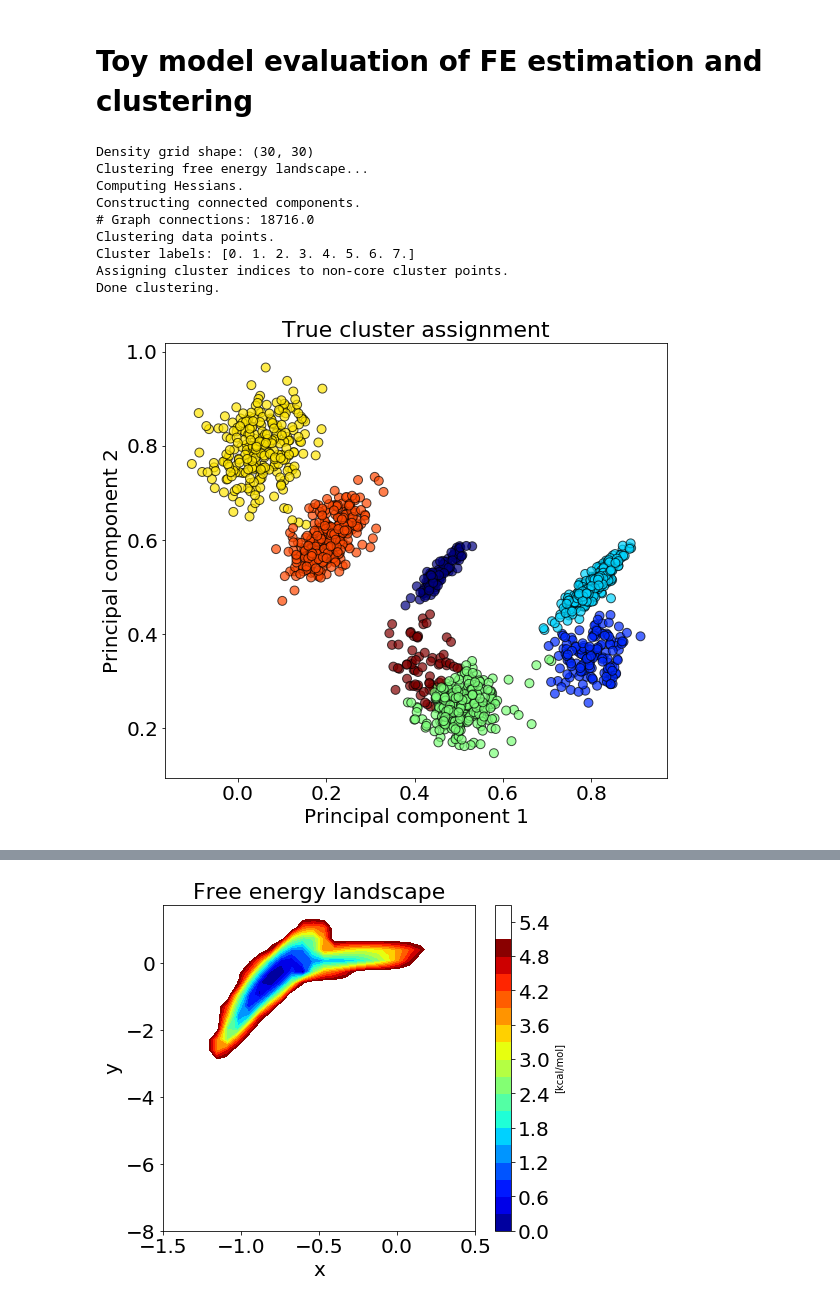
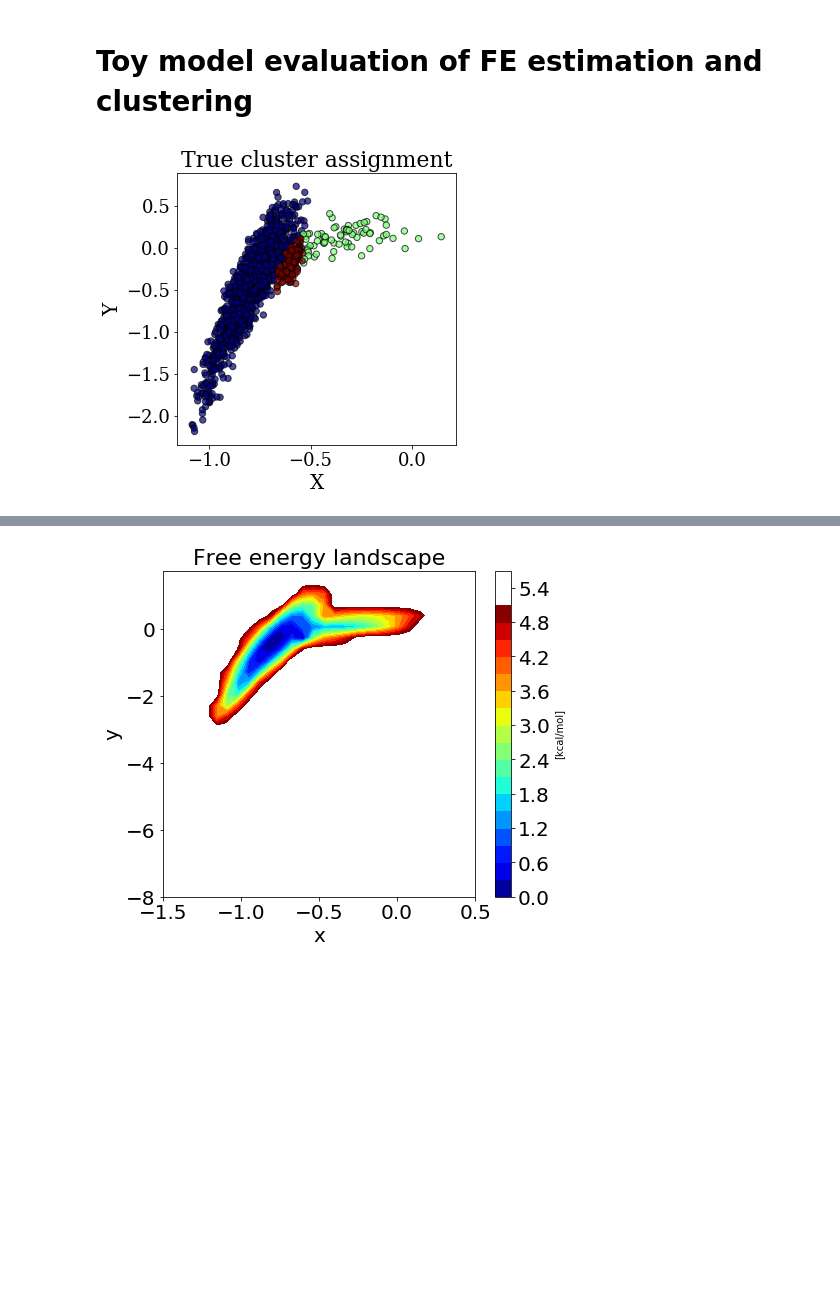
Before and after one commit to anniewesterlund/InfleCS-free-energy-clustering-tutorial, a Jupyter notebook: toy_model_evaluation.ipynb, the cells around one changed output, grey strips where cells are left out. Drawn from its saved outputs; the diff is of its cells as text; code cells hidden in the pictures; blank space fills up the shorter version.

Commit message:
making plots

```diff
--- a/toy_model_evaluation.ipynb
+++ b/toy_model_evaluation.ipynb
@@ -8,5 +9,5 @@ import matplotlib.pyplot as plt
 # %%
-toy_model = 'GMM_2D'
+toy_model = 'nonlinear_GMM_2D'
 
 x_lims = [[0,1],[0,1]]
 stack_landscapes=False
@@ -29,48 +30,50 @@ data = tm.sample(1500)
 
 # Compute true density at points
 data_density = tm.density(data)
 
 # Get cluster labels
 if hasattr(tm,"assign_cluster_labels"):
     labels = tm.assign_cluster_labels(data)
 else:
     true_fe = GMM_FE.FreeEnergy(data,x_lims=x_lims,n_grids=nx,verbose=False,stack_landscapes=stack_landscapes)
     true_fe.density_est_ = tm
     coords, density = true_fe.density_landscape()
 
     # Compute true free energy
     FE_landscape = true_fe._free_energy(density)
     min_FE = np.min(FE_landscape)
     FE_landscape = FE_landscape-min_FE
 
     FE_points = true_fe._free_energy(data_density)-min_FE
 
     # Set true free energies
     true_fe.coords_ = coords
     true_fe.FE_landscape_ = FE_landscape
     true_fe.FE_points_ = FE_points
     #labels, cluster_centers = true_fe.cluster(coords,FE_points,data,assign_transition_points=True)
     labels, cluster_centers = true_fe.cluster(data,FE_points,assign_transition_points=True)
 
-plt.figure(1,figsize=(9,8))
-plt.scatter(data[:,0],data[:,1],c=labels,alpha=0.7,cmap='jet',edgecolor='k',s=80)
+fig=plt.figure(1,figsize=(5,5))
+ax=fig.add_subplot(111)
+ax.scatter(data[:,0],data[:,1],c=labels,alpha=0.7,cmap='jet',edgecolor='k',s=40)
 #plt.scatter(data[:,0],data[:,1],c=tm.labels_,alpha=0.7,cmap='jet',edgecolor='k',s=80)
-plt.xlabel('Principal component 1',fontsize=20)
-plt.ylabel('Principal component 2',fontsize=20)
-plt.title('True cluster assignment',fontsize=22)
+plt.xlabel('X',fontsize=20,fontname='serif',fontweight='light')
+plt.ylabel('Y',fontsize=20,fontname='serif',fontweight='light')
+plt.title('True cluster assignment',fontsize=22,fontname='serif',fontweight='light')
+plt.tick_params(axis='both', which='major', labelsize=18)
+
+for tick in ax.get_xticklabels():
+    tick.set_fontname("Serif")
+    tick.set_fontweight('light')
+
+for tick in ax.get_yticklabels():
+    tick.set_fontname("Serif")
+    tick.set_fontweight('light')
+
 plt.savefig(toy_model+'_true_clustering.svg')
 plt.show()
 # %% [output]
-Density grid shape: (30, 30)
-Clustering free energy landscape...
-Computing Hessians.
-Constructing connected components.
-# Graph connections: 18716.0
-Clustering data points.
-Cluster labels: [0. 1. 2. 3. 4. 5. 6. 7.]
-Assigning cluster indices to non-core cluster points.
-Done clustering.
-[figure, old version]
+[figure, new version]
 # %%
 # Create a free energy object with known toy model
 true_fe = GMM_FE.FreeEnergy(data,x_lims=x_lims,n_grids=nx,verbose=False,stack_landscapes=stack_landscapes)
```
Also changed, not shown: parts of 7 cells of this notebook.
